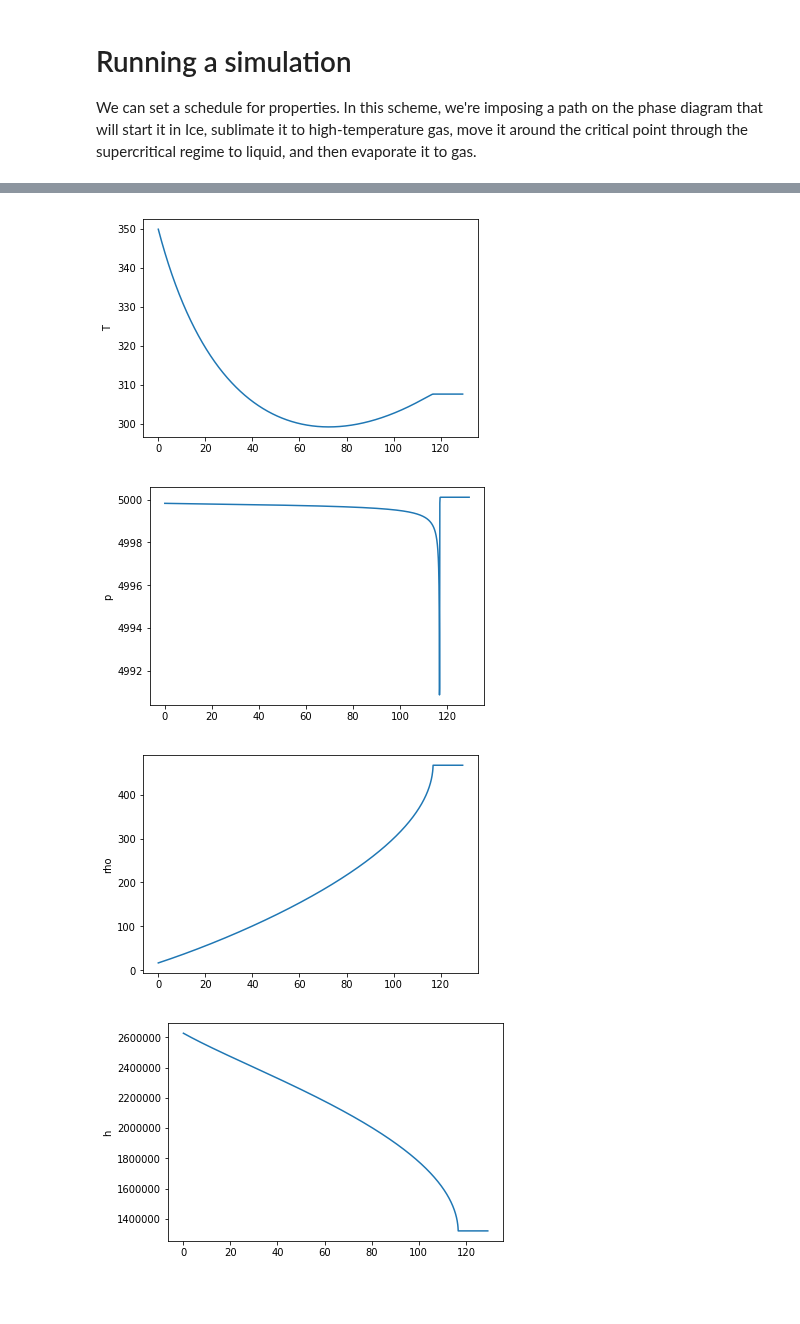
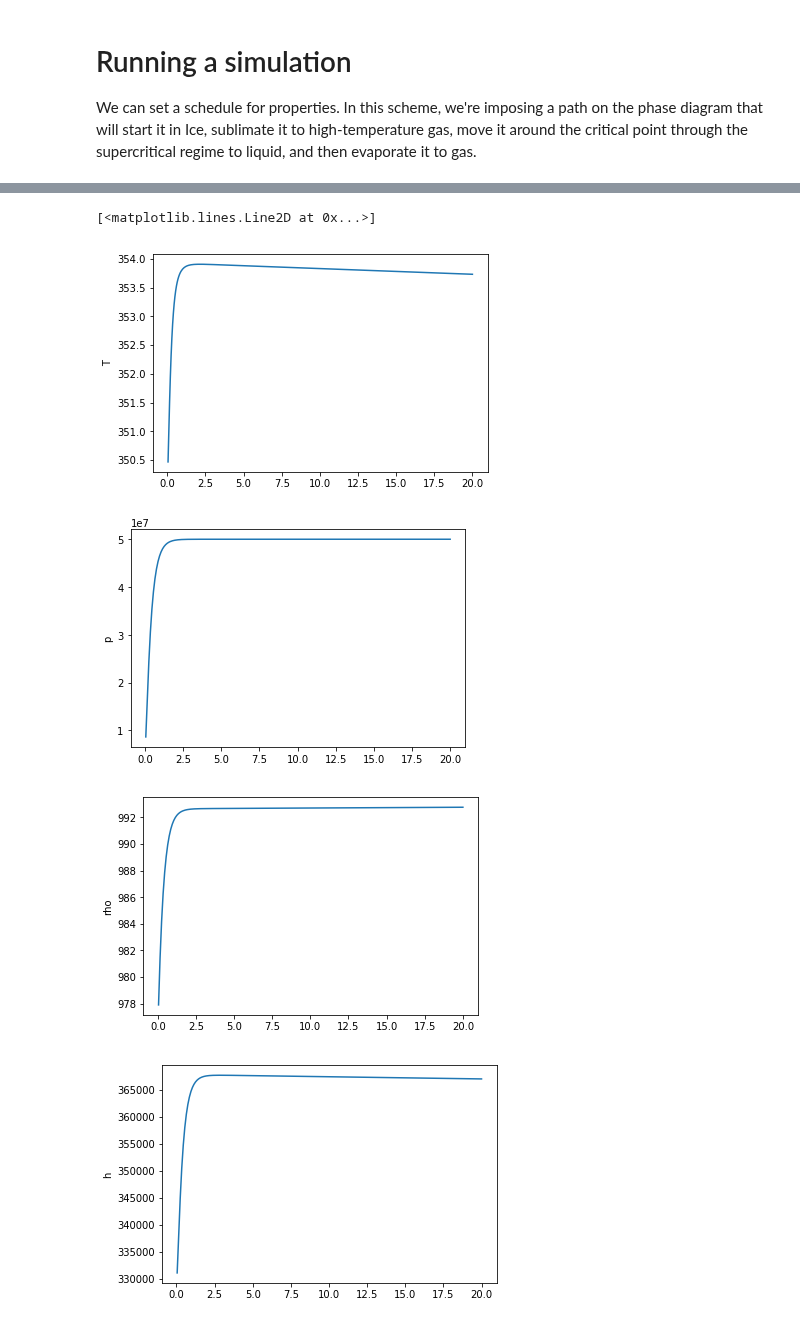
Before and after one commit to afqueiruga/LatentPrimaries, a Jupyter notebook: 7_run_latent_sim.ipynb, the cells around one changed output, grey strips where cells are left out. Saved outputs shown, nothing was run; the diff lists cells and outputs as text; code cells hidden in the pictures; blank space fills up the shorter version.

```diff
--- a/7_run_latent_sim.ipynb
+++ b/7_run_latent_sim.ipynb
@@ -8,6 +8,6 @@ ls = LatentSim()
 # %%
 hub = "/Users/afq/Google Drive/networks/training_water_slgc_logp_64/"
 # %%
-ls.load_model(hub+"Classifying_2,1,12,24,sigmoid",
+ls.load_model(hub+"Classifying_2,6,24,48,sigmoid",
              scale_file="data_files/water_iapw_logp_ranges.csv",logp=True)
 # %% [output]
@@ -74,3 +88,9 @@ ls.build_dae()
 # Running a simulation
 
 We can set a schedule for properties. In this scheme, we're imposing a path on the phase diagram that will start it in Ice, sublimate it to high-temperature gas, move it around the critical point through the supercritical regime to liquid, and then evaporate it to gas.
+# %%
+q0 = ls.find_point(T=350,p=5.0e6)
+ls.set_params(k_p=1.0e-6,k_T=10000.0)
+def schedule(sim,t):
+    if t<1000.0:
+        sim.set_params(T_inf=350,p_inf=5.0e7)
@@ -77,10 +109,11 @@ We can set a schedule for properties. In this scheme, we're imposing a path on t
 # %%
-def schedule(t):
+q0 = ls.find_point(T=650,p=5.0e4)
+def schedule(sim,t):
     if t<1000.0:
-        ls.set_params(T_inf=800,p_inf=5.0e3)
+        sim.set_params(T_inf=800,p_inf=5.0e4)
     elif t<2000.0:
-        ls.set_params(T_inf=800,p_inf=3.0e7)
+        sim.set_params(T_inf=800,p_inf=3.0e7)
     elif t<3000.0:
-        ls.set_params(T_inf=400,p_inf=3.0e7)
+        sim.set_params(T_inf=400,p_inf=3.0e7)
     elif t<4000.0:
-        ls.set_params(T_inf=400,p_inf=5.0e3)
+        sim.set_params(T_inf=400,p_inf=5.0e3)
@@ -87,14 +138,13 @@ def schedule(t):
 # %%
 Dt = 0.05
 ls.set_params(Dt=Dt)
-ls.set_params(k_p=10.0,k_T=10000.0)
 t = 0
-t_max = 200.0
+t_max = 20.0
 q = q0.copy()
 qs,ss,ts = [],[],[]
 while t<t_max:
     t+=Dt
-    schedule(t)
+    schedule(ls,t)
     q = ls.solve_a_time_step(q)
     if np.isnan(q).any() or np.isinf(q).any():
         print "NaN encountered at t=",t
@@ -128,13 +177,16 @@ qs = np.array(qs)
 # %%
 from matplotlib import pylab as plt
 %matplotlib inline
 legends=['T','p','rho','h']
 for i,name in enumerate(legends):
     plt.figure()
     plt.plot(ts,ss[:,0,i])
     plt.ylabel(name)
+plt.figure()
+plt.plot(ts,ss[:,0,2]*ss[:,0,3]-ss[:,0,1])
 # %% [output]
+[<matplotlib.lines.Line2D at 0x...>]
-[figure, old version]
+[figure, new version]
-[figure, old version]
+[figure, new version]
-[figure, old version]
+[figure, new version]
-[figure, old version]
+[figure, new version]
```
Also changed, not shown: parts of 11 cells of this notebook, 4 other files.
